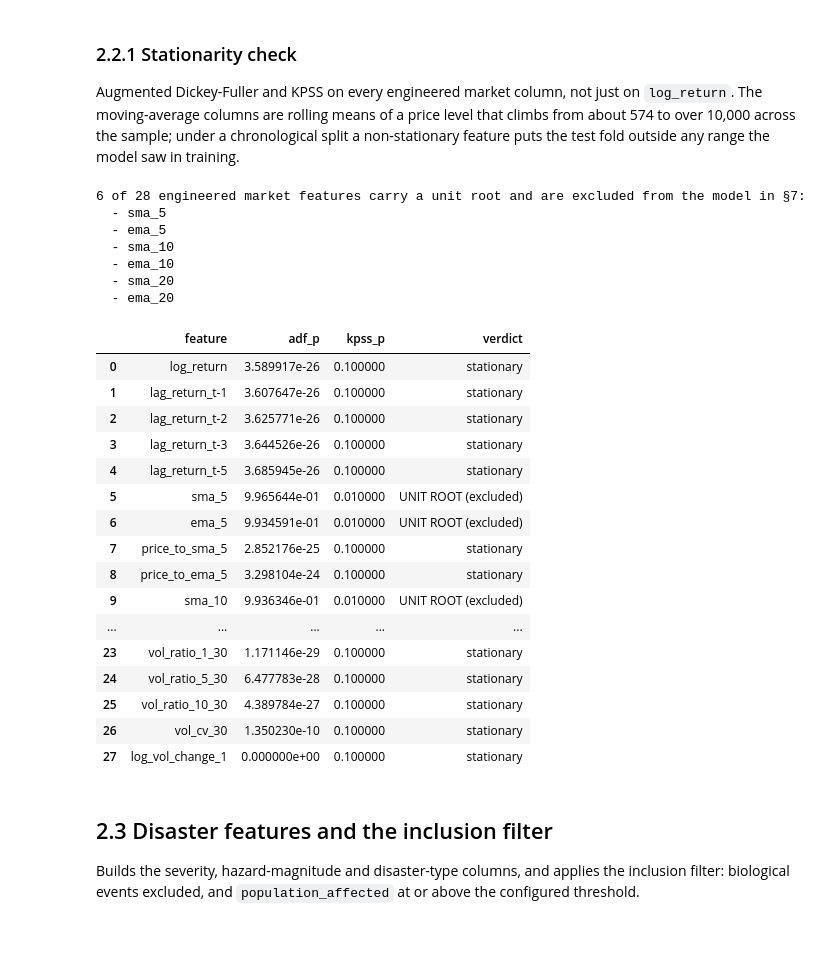
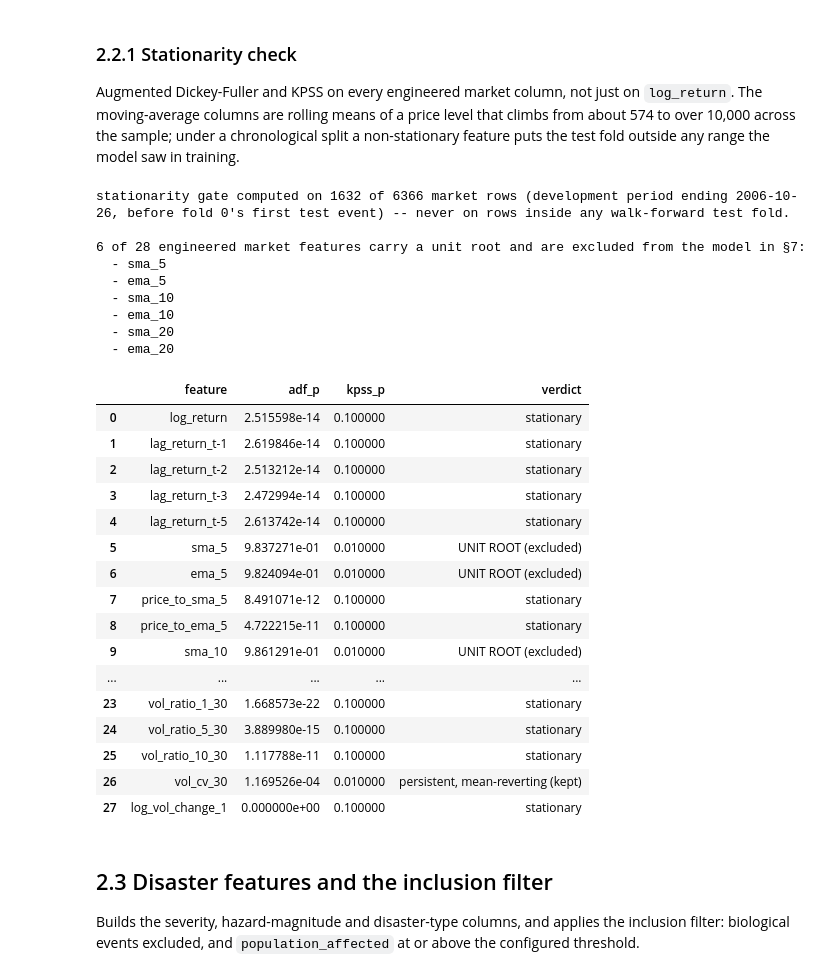
Before and after one commit to Hashan-Samarakkody/CSE-disaster-impact-predictor, a Jupyter notebook: notebooks/02_features_targets.ipynb, the cells around one changed output. Saved outputs shown, nothing was run; the diff lists cells and outputs as text; code cells hidden in the pictures; blank space fills up the shorter version.

```diff
--- a/notebooks/02_features_targets.ipynb
+++ b/notebooks/02_features_targets.ipynb
@@ -124,49 +124,73 @@ def stationarity_verdict(series: pd.Series):
 
 market_feature_cols = [
     c for c in market_feats.columns
     if c not in ("date", "aspi_close", "trading_volume", "price_source", "volume_source")
     and pd.api.types.is_numeric_dtype(market_feats[c])
 ]
 
+# Development-period-only stationarity gate (methodology-audit followup, finding #26):
+# this decision used to run ADF/KPSS on the FULL market series -- every test fold's own
+# date range included in the very computation that decides which columns that fold is
+# even allowed to see. A unit-root verdict is data-driven (unlike a purely theoretical
+# admissibility rule), so it must be made from a genuine development slice that predates
+# every walk-forward test fold, not from the whole timeline. `_DEV_TRAIN_WINDOW` mirrors
+# TRAIN_WINDOW declared in \u00a78 below (hardcoded here, not imported, since this cell runs
+# before that one -- a mismatch would only ever make the development window too WIDE or
+# too NARROW relative to fold 0's actual test start, not silently wrong in a way that
+# reintroduces leakage into a later fold, since every fold after fold 0 starts later
+# still). The qualifying-event filter is the same `engineer_disaster_features` \u00a72.x
+# below already applies -- computed here too since this cell runs first; cheap, and
+# idempotent when \u00a72.x recomputes it.
+_DEV_TRAIN_WINDOW = 30
+_dev_events = fe.engineer_disaster_features(disasters_raw).sort_values("event_date")
+_dev_cutoff_date = (_dev_events["event_date"].iloc[_DEV_TRAIN_WINDOW - 1]
+                    if len(_dev_events) > _DEV_TRAIN_WINDOW else _dev_events["event_date"].max())
+market_feats_dev = market_feats[market_feats["date"] < _dev_cutoff_date]
+print(f"stationarity gate computed on {len(market_feats_dev)} of {len(market_feats)} market "
+      f"rows (development period ending {_dev_cutoff_date.date()}, before fold 0's first test "
+      f"event) -- never on rows inside any walk-forward test fold.\n")
+
 stationarity_rows = []
 for col in market_feature_cols:
-    adf_p, kpss_p, verdict = stationarity_verdict(market_feats[col])
+    adf_p, kpss_p, verdict = stationarity_verdict(market_feats_dev[col])
     stationarity_rows.append({"feature": col, "adf_p": adf_p, "kpss_p": kpss_p, "verdict": verdict})
 stationarity_table = pd.DataFrame(stationarity_rows)
 
 NON_STATIONARY_COLS = stationarity_table.loc[
     stationarity_table["verdict"] == "UNIT ROOT (excluded)", "feature"
 ].tolist()
 print(f"{len(NON_STATIONARY_COLS)} of {len(market_feature_cols)} engineered market features "
       f"carry a unit root and are excluded from the model in \u00a77:")
 for col in NON_STATIONARY_COLS:
     print(f"  - {col}")
 print()
 stationarity_table
 # %% [output]
+stationarity gate computed on 1632 of 6366 market rows (development period ending 2006-10-26, before fold 0's first test event) -- never on rows inside any walk-forward test fold.
+
 6 of 28 engineered market features carry a unit root and are excluded from the model in §7:
   - sma_5
   - ema_5
   - sma_10
   - ema_10
   - sma_20
   - ema_20
 |  | feature | adf_p | kpss_p | verdict |
-| 0 | log_return | 3.589917e-26 | 0.100000 | stationary |
-| 1 | lag_return_t-1 | 3.607647e-26 | 0.100000 | stationary |
-| 2 | lag_return_t-2 | 3.625771e-26 | 0.100000 | stationary |
-| 3 | lag_return_t-3 | 3.644526e-26 | 0.100000 | stationary |
-| 4 | lag_return_t-5 | 3.685945e-26 | 0.100000 | stationary |
-| 5 | sma_5 | 9.965644e-01 | 0.010000 | UNIT ROOT (excluded) |
-| 6 | ema_5 | 9.934591e-01 | 0.010000 | UNIT ROOT (excluded) |
-| 7 | price_to_sma_5 | 2.852176e-25 | 0.100000 | stationary |
-| 8 | price_to_ema_5 | 3.298104e-24 | 0.100000 | stationary |
-| 9 | sma_10 | 9.936346e-01 | 0.010000 | UNIT ROOT (excluded) |
+| 0 | log_return | 2.515598e-14 | 0.100000 | stationary |
+| 1 | lag_return_t-1 | 2.619846e-14 | 0.100000 | stationary |
+| 2 | lag_return_t-2 | 2.513212e-14 | 0.100000 | stationary |
+| 3 | lag_return_t-3 | 2.472994e-14 | 0.100000 | stationary |
+| 4 | lag_return_t-5 | 2.613742e-14 | 0.100000 | stationary |
+| 5 | sma_5 | 9.837271e-01 | 0.010000 | UNIT ROOT (excluded) |
+| 6 | ema_5 | 9.824094e-01 | 0.010000 | UNIT ROOT (excluded) |
+| 7 | price_to_sma_5 | 8.491071e-12 | 0.100000 | stationary |
+| 8 | price_to_ema_5 | 4.722215e-11 | 0.100000 | stationary |
+| 9 | sma_10 | 9.861291e-01 | 0.010000 | UNIT ROOT (excluded) |
 | ... | ... | ... | ... | ... |
-| 23 | vol_ratio_1_30 | 1.171146e-29 | 0.100000 | stationary |
-| 24 | vol_ratio_5_30 | 6.477783e-28 | 0.100000 | stationary |
-| 25 | vol_ratio_10_30 | 4.389784e-27 | 0.100000 | stationary |
-| 26 | vol_cv_30 | 1.350230e-10 | 0.100000 | stationary |
+| 23 | vol_ratio_1_30 | 1.668573e-22 | 0.100000 | stationary |
+| 24 | vol_ratio_5_30 | 3.889980e-15 | 0.100000 | stationary |
+| 25 | vol_ratio_10_30 | 1.117788e-11 | 0.100000 | stationary |
+| 26 | vol_cv_30 | 1.169526e-04 | 0.010000 | persistent, mean-reverting (kept) |
 | 27 | log_vol_change_1 | 0.000000e+00 | 0.100000 | stationary |
 # %% [markdown]
 ## 2.3 Disaster features and the inclusion filter
```
Also changed, not shown: parts of 1 cell of this notebook, 18 other files.
